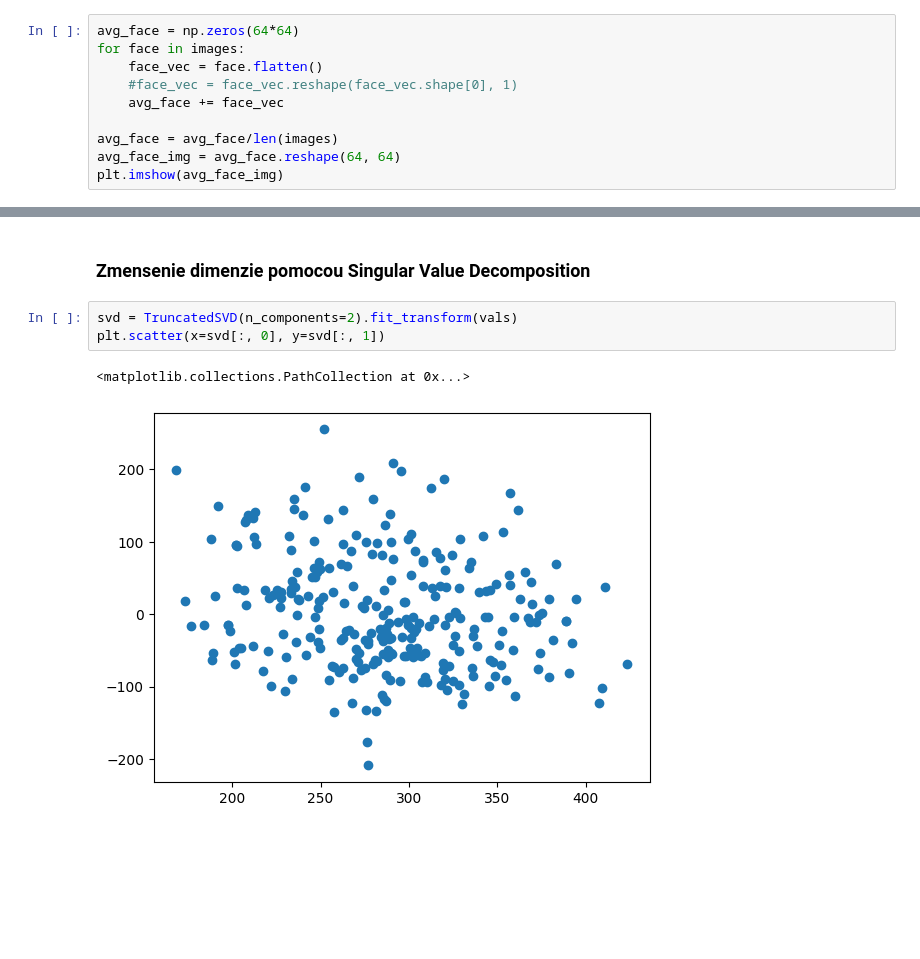
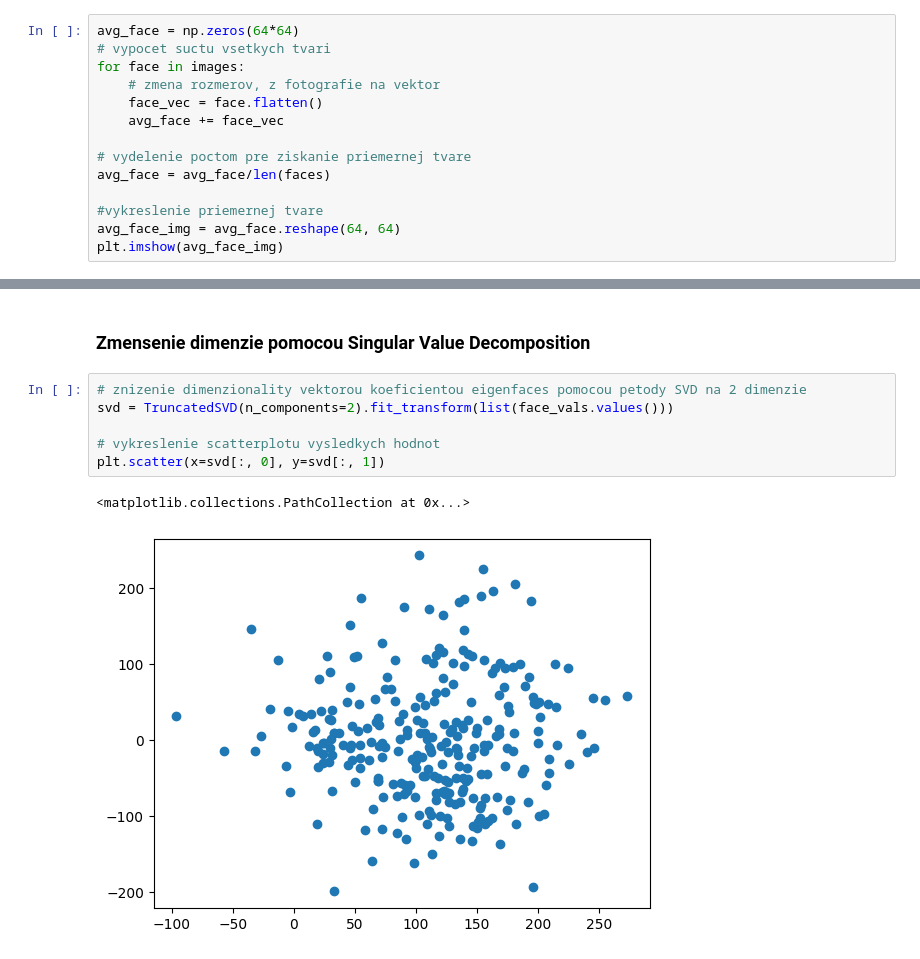
Before and after one commit to vikion/eigenfaces, a Jupyter notebook: PCA_orig_TrainSet.ipynb, the cells around one changed output, grey strips where cells are left out. Drawn from its saved outputs; the diff is of its cells as text; blank space fills up the shorter version.

```diff
--- a/PCA_orig_TrainSet.ipynb
+++ b/PCA_orig_TrainSet.ipynb
@@ -36,12 +37,16 @@ plt.imshow(images[0])
 ### Priemerna tvar
 # %%
 avg_face = np.zeros(64*64)
+# vypocet suctu vsetkych tvari
 for face in images:
+    # zmena rozmerov, z fotografie na vektor
     face_vec = face.flatten()
-    #face_vec = face_vec.reshape(face_vec.shape[0], 1)
     avg_face += face_vec
 
-avg_face = avg_face/len(images)
+# vydelenie poctom pre ziskanie priemernej tvare
+avg_face = avg_face/len(faces)
+
+#vykreslenie priemernej tvare
 avg_face_img = avg_face.reshape(64, 64)
 plt.imshow(avg_face_img)
 # %% [output]
@@ -157,9 +177,12 @@ plt.scatter(x=pca[:, 0], y=pca[:, 1], c=kmeans.labels_)
 # %% [markdown]
 ### Zmensenie dimenzie pomocou Singular Value Decomposition
 # %%
-svd = TruncatedSVD(n_components=2).fit_transform(vals)
+# znizenie dimenzionality vektorou koeficientou eigenfaces pomocou petody SVD na 2 dimenzie
+svd = TruncatedSVD(n_components=2).fit_transform(list(face_vals.values()))
+
+# vykreslenie scatterplotu vysledkych hodnot
 plt.scatter(x=svd[:, 0], y=svd[:, 1])
 # %% [output]
 <matplotlib.collections.PathCollection at 0x...>
-[figure, old version]
+[figure, new version]
 # %%
```
Also changed, not shown: parts of 17 cells of this notebook, 1 other file.
